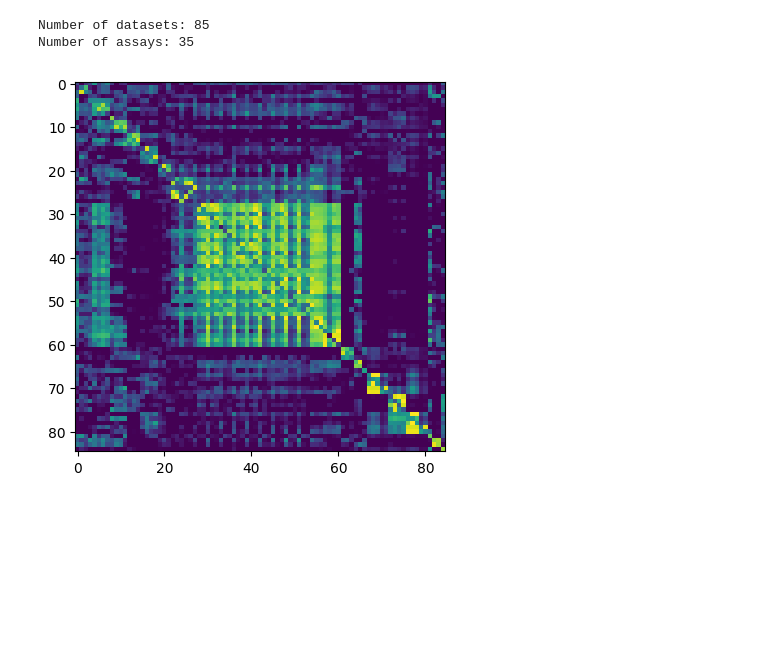
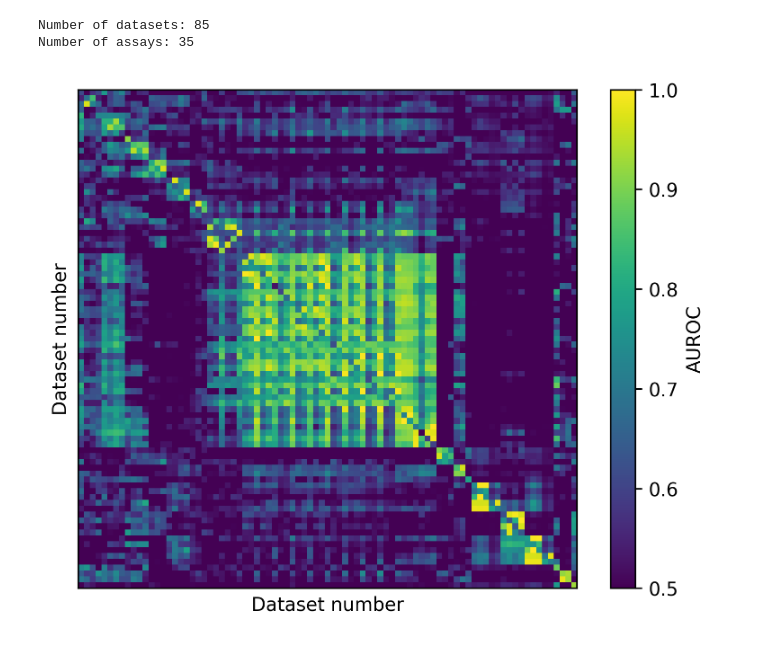
Before and after one commit to ersilia-os/chembl-antimicrobial-tasks, a Jupyter notebook: notebooks/test12.ipynb, the cells around one changed output. Cells and saved outputs as stored; diff of their text form; code cells hidden in the pictures; blank space fills up the shorter version.

```diff
--- a/notebooks/test12.ipynb
+++ b/notebooks/test12.ipynb
@@ -1,9 +1,11 @@
 # %%
 from sklearn.metrics import roc_auc_score
 import matplotlib.pyplot as plt
+plt.rcParams['figure.dpi'] = 300
 import pandas as pd
 import numpy as np
 import pickle
+from tqdm import tqdm
 import h5py
 import sys
 import os
@@ -34,10 +36,10 @@ SMILES_TO_MORGAN = {
 Number of datasets: 85
 Number of assays: 35
 # %%
-RESULTS = []
+RESULTS = {}
 
 # For each model
-for dataset in datasets:
+for dataset in tqdm(datasets):
 
     # Load model
     results = []
@@ -51,7 +53,7 @@ for dataset in datasets:
             # Load internal CV
             file = os.path.join(root, "..", "output", pathogen_code, "models", dataset.replace('.pkl', '.csv'))
             aurocs = np.array(open(file, "r").readlines()[0].split(","), dtype=float)
-            results.append(np.mean(aurocs))
+            RESULTS[(dataset, model_to_compare)] = np.mean(aurocs)
 
         # else
         else:
@@ -67,13 +69,14 @@ for dataset in datasets:
 
             # Calculate AUROC
             auroc = roc_auc_score(Y, Y_pred)
-            results.append(auroc)
-
-    RESULTS.append(results)
-
-RESULTS = np.array(RESULTS)
+            RESULTS[(dataset, model_to_compare)] = auroc
 # %%
-plt.imshow(RESULTS, cmap='viridis', vmin=0.5, vmax=1)
+plt.imshow([[RESULTS[(dataset1, dataset2)] for dataset2 in datasets] for dataset1 in datasets], cmap='viridis', vmin=0.5, vmax=1)
+plt.colorbar(label='AUROC')
+plt.xticks([])
+plt.yticks([])
+plt.xlabel(('Dataset number'))
+plt.ylabel(('Dataset number'))
 plt.show()
 # %% [output]
-[figure, old version]
+[figure, new version]
```
Also changed, not shown: parts of 3 cells of this notebook, 8 other files.
